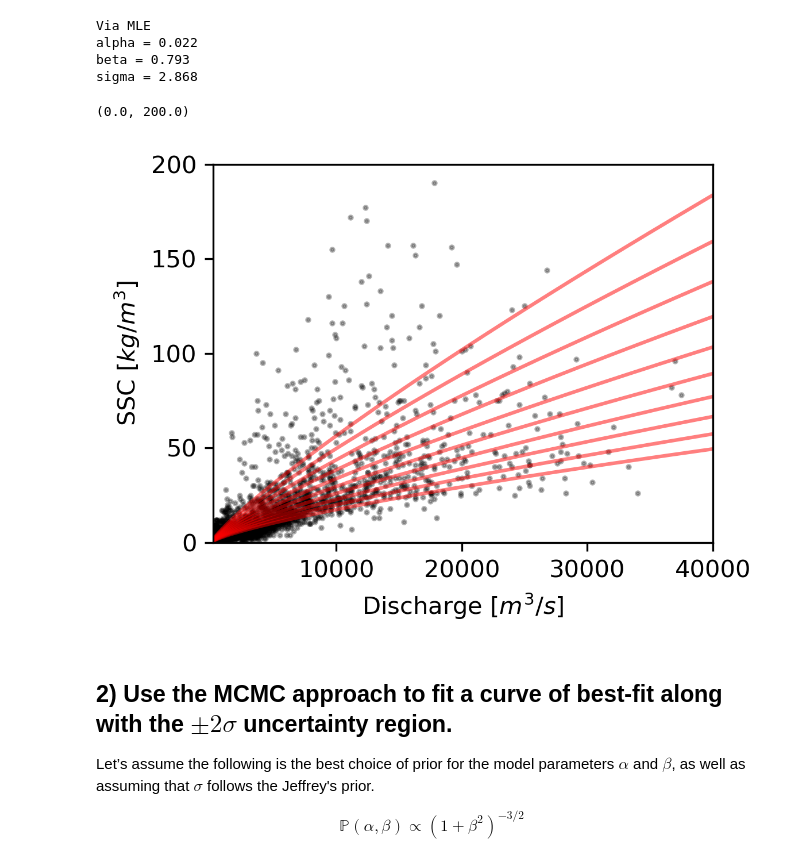
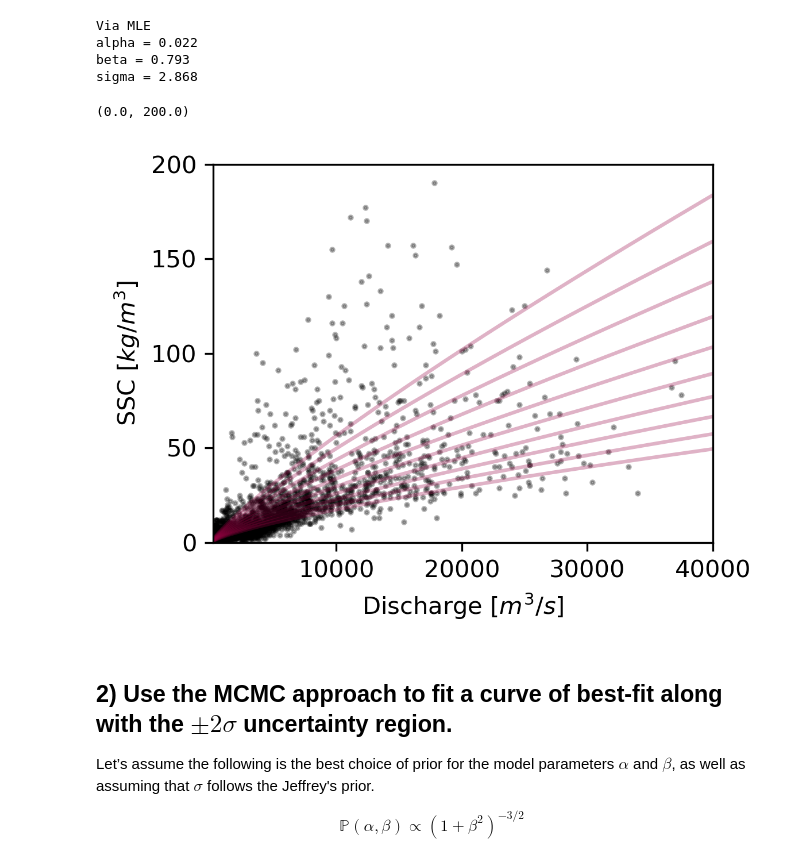
Before and after one commit to bKeungAuyeung/MSTA-Final, a Jupyter notebook: bAuyeung_Final-Code_MSTA.ipynb, the cells around one changed output. Drawn from its saved outputs; the diff is of its cells as text; code cells hidden in the pictures.

```diff
--- a/bAuyeung_Final-Code_MSTA.ipynb
+++ b/bAuyeung_Final-Code_MSTA.ipynb
@@ -109,24 +100,24 @@ sigma = 2.868
 # %%
 # using the alpha and beta from MLE, generate ensemble of curves and visualize
 alpha_guesses = np.linspace(0.0175, 0.0225, 10)
 beta_guesses = np.linspace(0.75, 0.85, 10)
 
 fig, ax = plt.subplots(figsize=(4,3), tight_layout=True, dpi=300)
 
 Q_line = np.linspace(200, 40000, 10000)
 
 ax.plot(x,y, color = "black", alpha = 0.3, linestyle = "None", marker = ".", markersize = 3)
 
 for alpha, beta in zip(alpha_guesses, beta_guesses):
-    ax.plot(Q_line, alpha * Q_line ** beta, 'r', alpha=0.5)
+    ax.plot(Q_line, alpha * Q_line ** beta, color= '#980043', alpha=0.3)
 
 ax.set_xlabel('Discharge $[m^3/s]$')
 ax.set_ylabel('SSC $[kg/m^3]$')
 ax.set_xlim(200, 40000)
 ax.set_ylim(0, 200)
 # %% [output]
 (0.0, 200.0)
-[figure, old version]
+[figure, new version]
 # %% [markdown]
 ## 2) Use the MCMC approach to fit a curve of best-fit along with the $\pm 2 \sigma$ uncertainty region.
 
```
Also changed, not shown: parts of 13 cells of this notebook, 2 other files.
